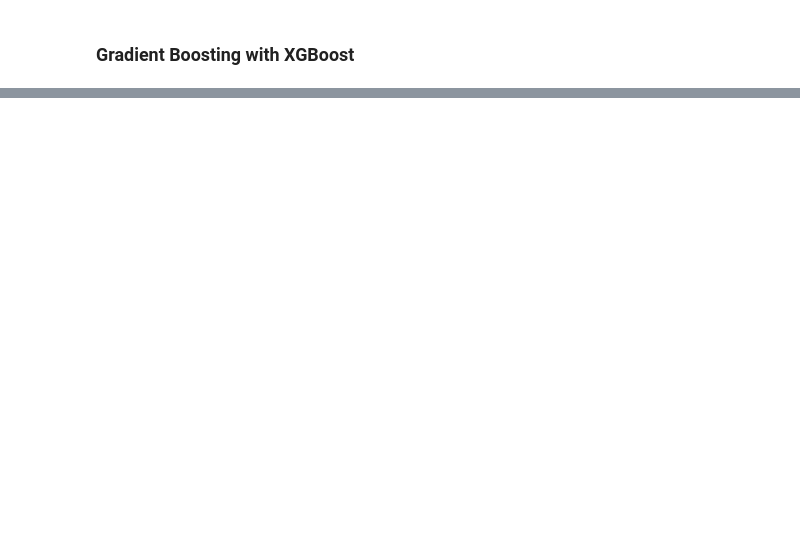
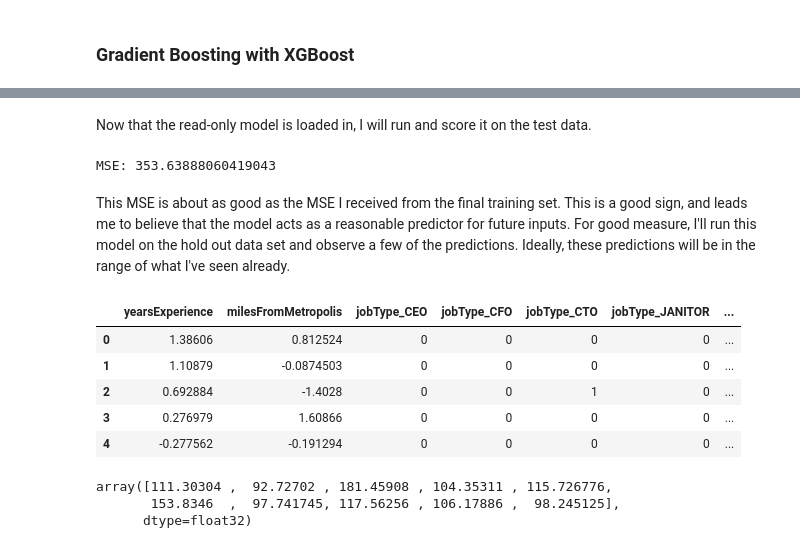
Before and after one commit to kevinodata/salary_predictions_portfolio, a Jupyter notebook: first_project.ipynb, the cells around one changed output, grey strips where cells are left out. Drawn from its saved outputs; the diff is of its cells as text; code cells hidden in the pictures; blank space fills up the shorter version.

```diff
--- a/first_project.ipynb
+++ b/first_project.ipynb
@@ -39,7 +38,7 @@ from sklearn.pipeline import Pipeline
 # %% [markdown]
 ### Functions Used
 # %%
-# For cleaning our data to remove $0 salaries
+# For cleaning data to remove $0 salaries
 def clean_this(df):
     clean_this = df[df.salary>0]
     cleaned_df = clean_this.reset_index(drop=True)
@@ -54,6 +53,15 @@ def distribution_plot(real, predict, realLabel, predictLabel, title):
     plt.ylabel('Probability Density Function')
     plt.title(title)
     plt.legend()
+
+# For cleaning the test data
+def finish_him(df):
+    df.drop('companyId', axis=1, inplace=True)
+    df.drop('jobId', axis=1, inplace=True)
+    df = pd.get_dummies(df)
+    scaler = StandardScaler()
+    df.iloc[:,:2] = scaler.fit_transform(df.iloc[:,:2])
+    return df
 # %% [markdown]
 ### Loading our datasets
 # %%
@@ -812,0 +993,31 @@ We'll skip this step since we don't have the outcomes for the test data
+# %% [markdown]
+Now that the read-only model is loaded in, I will run and score it on the test data.
+# %%
+final_predict = xgb_test.predict(X_test)
+
+print('MSE:', mean_squared_error(y_test, final_predict))
+# %% [output]
+MSE: 353.63888060419043
+# %% [markdown]
+This MSE is about as good as the MSE I received from the final training set. This is a good sign, and leads me to believe that the model acts as a reasonable predictor for future inputs. For good measure, I'll run this model on the hold out data set and observe a few of the predictions. Ideally, these predictions will be in the range of what I've seen already.
+# %%
+# First need to clean this, using a function described under the imported libraries.
+new_test = finish_him(test_job_postings)
+
+# Verify
+new_test.head()
+# %% [output]
+|  | yearsExperience | milesFromMetropolis | jobType_CEO | jobType_CFO | jobType_CTO | jobType_JANITOR | ... |
+| 0 | 1.38606 | 0.812524 | 0 | 0 | 0 | 0 | ... |
+| 1 | 1.10879 | -0.0874503 | 0 | 0 | 0 | 0 | ... |
+| 2 | 0.692884 | -1.4028 | 0 | 0 | 1 | 0 | ... |
+| 3 | 0.276979 | 1.60866 | 0 | 0 | 0 | 0 | ... |
+| 4 | -0.277562 | -0.191294 | 0 | 0 | 0 | 0 | ... |
+# %%
+new_predict = xgb_test.predict(new_test)
+
+new_predict[0:10]
+# %% [output]
+array([111.30304 ,  92.72702 , 181.45908 , 104.35311 , 115.726776,
+       153.8346  ,  97.741745, 117.56256 , 106.17886 ,  98.245125],
+      dtype=float32)
```
Also changed, not shown: parts of 96 cells of this notebook.
